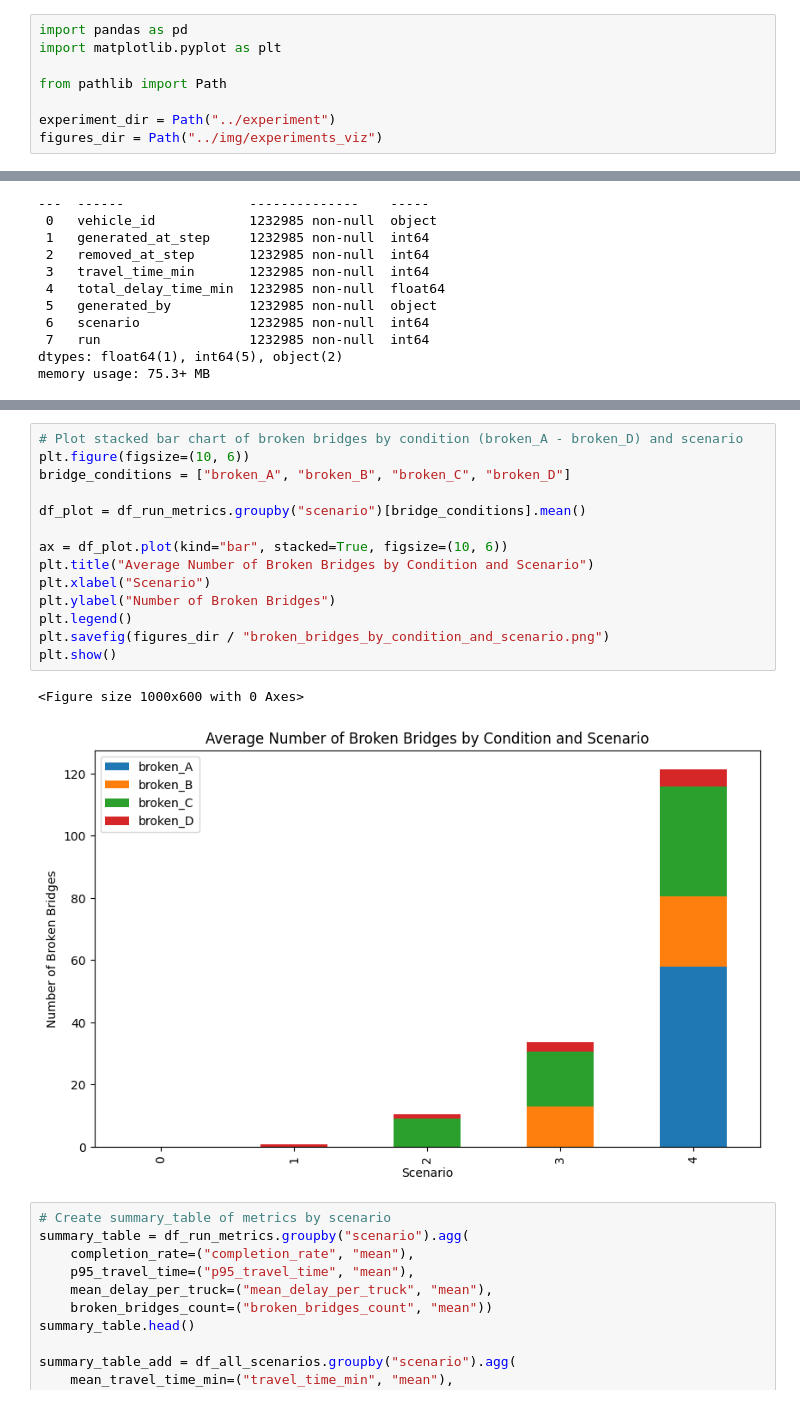
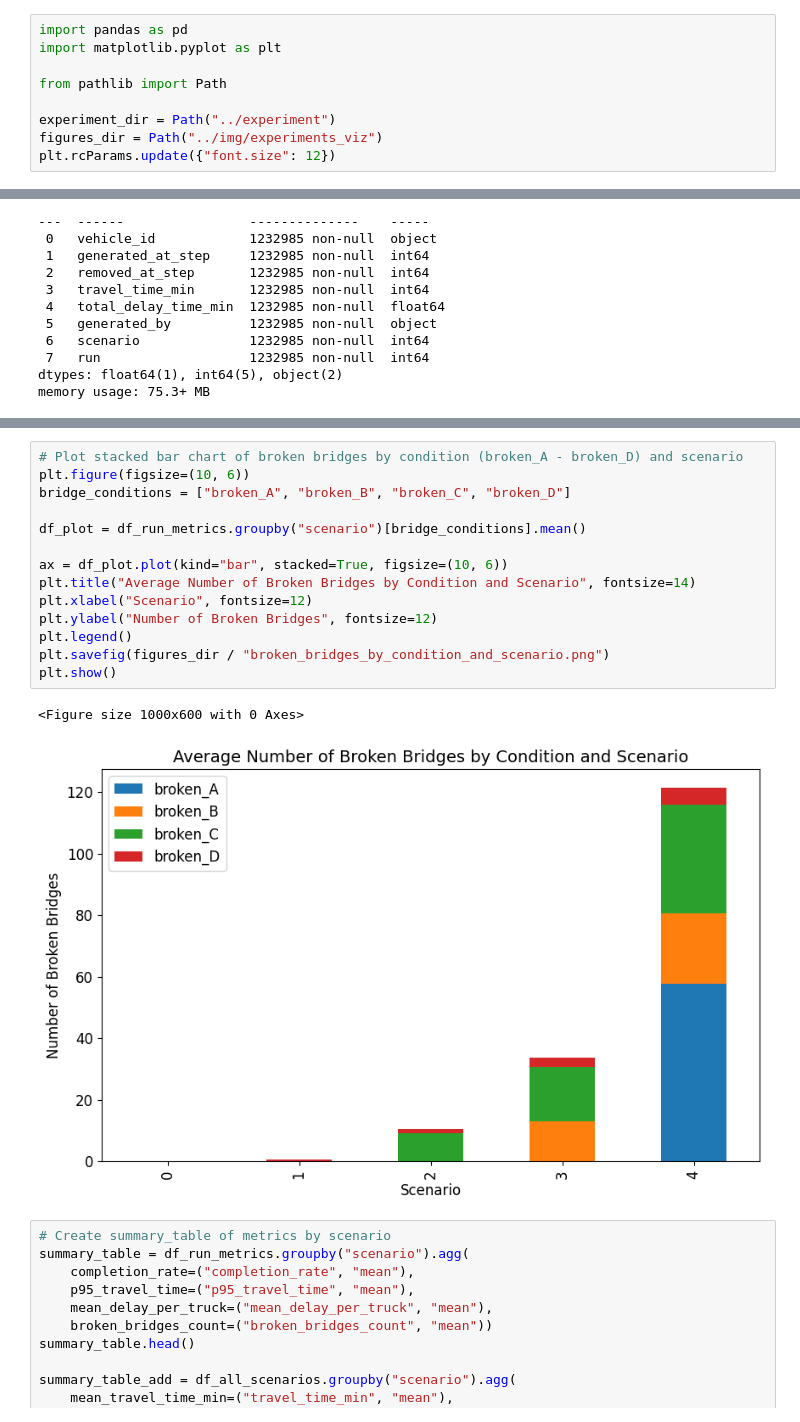
Before and after one commit to stijnkeukens/AS_Assignment_3, a Jupyter notebook: notebook/results.ipynb, the cells around one changed output, grey strips where cells are left out. Saved outputs shown, nothing was run; the diff lists cells and outputs as text.

```diff
--- a/notebook/results.ipynb
+++ b/notebook/results.ipynb
@@ -6,3 +6,4 @@ from pathlib import Path
 
 experiment_dir = Path("../experiment")
 figures_dir = Path("../img/experiments_viz")
+plt.rcParams.update({"font.size": 12})
@@ -136,20 +198,20 @@ plt.show()
 # %%
 # Plot stacked bar chart of broken bridges by condition (broken_A - broken_D) and scenario
 plt.figure(figsize=(10, 6))
 bridge_conditions = ["broken_A", "broken_B", "broken_C", "broken_D"]
 
 df_plot = df_run_metrics.groupby("scenario")[bridge_conditions].mean()
 
 ax = df_plot.plot(kind="bar", stacked=True, figsize=(10, 6))
-plt.title("Average Number of Broken Bridges by Condition and Scenario")
-plt.xlabel("Scenario")
-plt.ylabel("Number of Broken Bridges")
+plt.title("Average Number of Broken Bridges by Condition and Scenario", fontsize=14)
+plt.xlabel("Scenario", fontsize=12)
+plt.ylabel("Number of Broken Bridges", fontsize=12)
 plt.legend()
 plt.savefig(figures_dir / "broken_bridges_by_condition_and_scenario.png")
 plt.show()
 # %% [output]
 <Figure size 1000x600 with 0 Axes>
-[figure, old version]
+[figure, new version]
 # %%
 # Create summary_table of metrics by scenario
 summary_table = df_run_metrics.groupby("scenario").agg(
```
Also changed, not shown: parts of 8 cells of this notebook, 2 other files.
